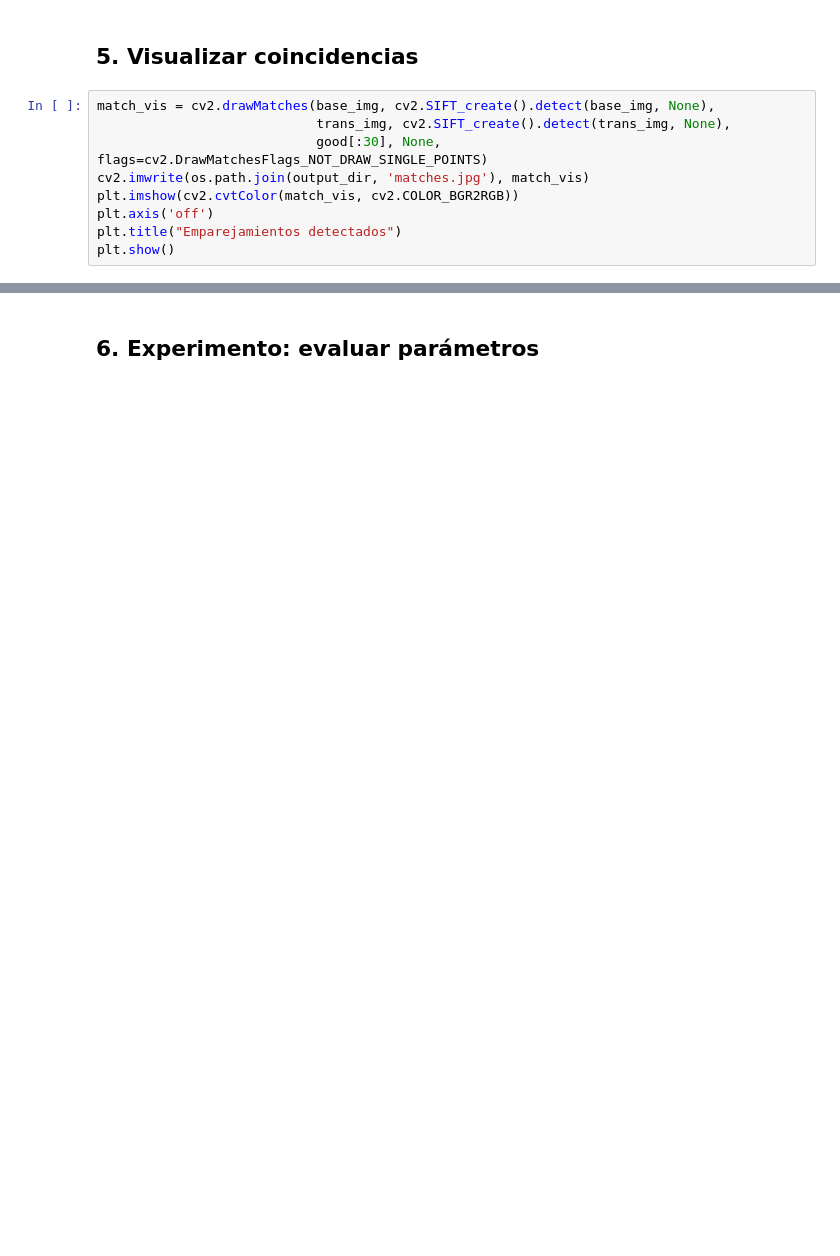
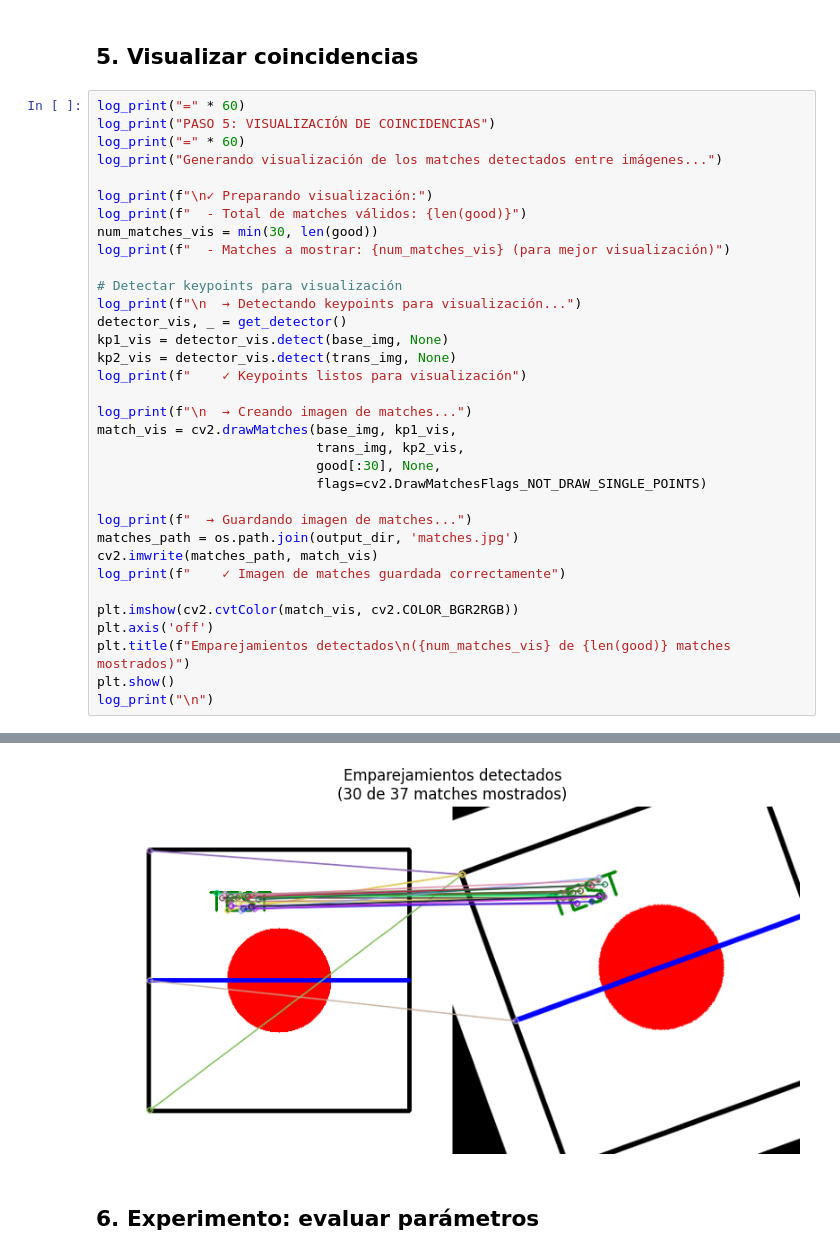
Before and after one commit to DanielaBuitrago-06/Trabajo2, a Jupyter notebook: notebooks/1_validate_img_synthetic.ipynb, the cells around one changed output, grey strips where cells are left out. Drawn from its saved outputs; the diff is of its cells as text; blank space fills up the shorter version.

```diff
--- a/notebooks/1_validate_img_synthetic.ipynb
+++ b/notebooks/1_validate_img_synthetic.ipynb
@@ -148,11 +479,37 @@ print(f"Error de escala: {scale_err:.3f}%")
 # %% [markdown]
 ## 5. Visualizar coincidencias
-# %%
-match_vis = cv2.drawMatches(base_img, cv2.SIFT_create().detect(base_img, None),
-                            trans_img, cv2.SIFT_create().detect(trans_img, None),
-                            good[:30], None, flags=cv2.DrawMatchesFlags_NOT_DRAW_SINGLE_POINTS)
-cv2.imwrite(os.path.join(output_dir, 'matches.jpg'), match_vis)
-plt.imshow(cv2.cvtColor(match_vis, cv2.COLOR_BGR2RGB))
-plt.axis('off')
-plt.title("Emparejamientos detectados")
-plt.show()
+# %%
+log_print("=" * 60)
+log_print("PASO 5: VISUALIZACIÓN DE COINCIDENCIAS")
+log_print("=" * 60)
+log_print("Generando visualización de los matches detectados entre imágenes...")
+
+log_print(f"\n✓ Preparando visualización:")
+log_print(f"  - Total de matches válidos: {len(good)}")
+num_matches_vis = min(30, len(good))
+log_print(f"  - Matches a mostrar: {num_matches_vis} (para mejor visualización)")
+
+# Detectar keypoints para visualización
+log_print(f"\n  → Detectando keypoints para visualización...")
+detector_vis, _ = get_detector()
+kp1_vis = detector_vis.detect(base_img, None)
+kp2_vis = detector_vis.detect(trans_img, None)
+log_print(f"    ✓ Keypoints listos para visualización")
+
+log_print(f"\n  → Creando imagen de matches...")
+match_vis = cv2.drawMatches(base_img, kp1_vis,
+                            trans_img, kp2_vis,
+                            good[:30], None,
+                            flags=cv2.DrawMatchesFlags_NOT_DRAW_SINGLE_POINTS)
+
+log_print(f"  → Guardando imagen de matches...")
+matches_path = os.path.join(output_dir, 'matches.jpg')
+cv2.imwrite(matches_path, match_vis)
+log_print(f"    ✓ Imagen de matches guardada correctamente")
+
+plt.imshow(cv2.cvtColor(match_vis, cv2.COLOR_BGR2RGB))
+plt.axis('off')
+plt.title(f"Emparejamientos detectados\n({num_matches_vis} de {len(good)} matches mostrados)")
+plt.show()
+log_print("\n")
+# %% [output]
@@ -159,2 +531,3 @@ plt.show()
+[figure, added]
 # %% [markdown]
 ## 6. Experimento: evaluar parámetros
```
Also changed, not shown: parts of 10 cells of this notebook, 11 other files.
